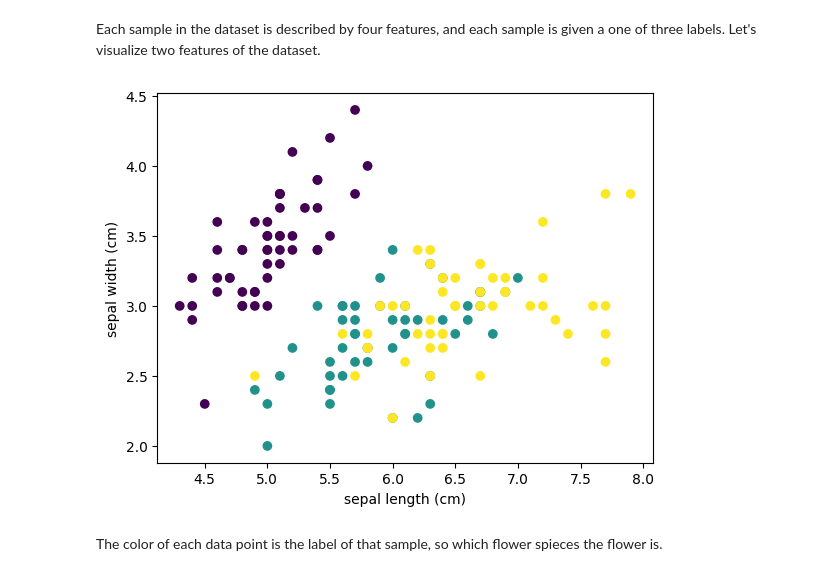
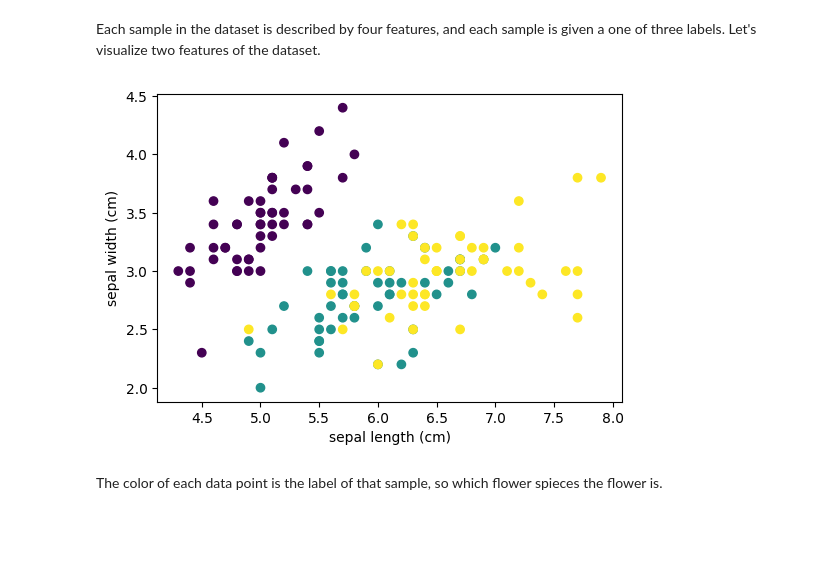
Before and after one commit to bradford415/cuhackit-workshop, a Jupyter notebook: intro-to-machine-learning.ipynb, the cells around one changed output. Cells and saved outputs as stored; diff of their text form; code cells hidden in the pictures; blank space fills up the shorter version.

```diff
--- a/intro-to-machine-learning.ipynb
+++ b/intro-to-machine-learning.ipynb
@@ -222,17 +222,18 @@ Each sample in the dataset is described by four features, and each sample is giv
 # %%
 # load the Iris dataset
 iris = sklearn.datasets.load_iris()
 
 # plot the first two features
 x = iris.data[:, 0]
 y = iris.data[:, 1]
 
+plt.figure(figsize=(6, 4))
 plt.scatter(x, y, c=iris.target)
 plt.xlabel(iris.feature_names[0])
 plt.ylabel(iris.feature_names[1])
 plt.show()
 # %% [output]
-[figure, old version]
+[figure, new version]
 # %% [markdown]
 The color of each data point is the label of that sample, so which flower spieces the flower is.
 # %% [markdown]
```
Also changed, not shown: parts of 21 cells of this notebook.
